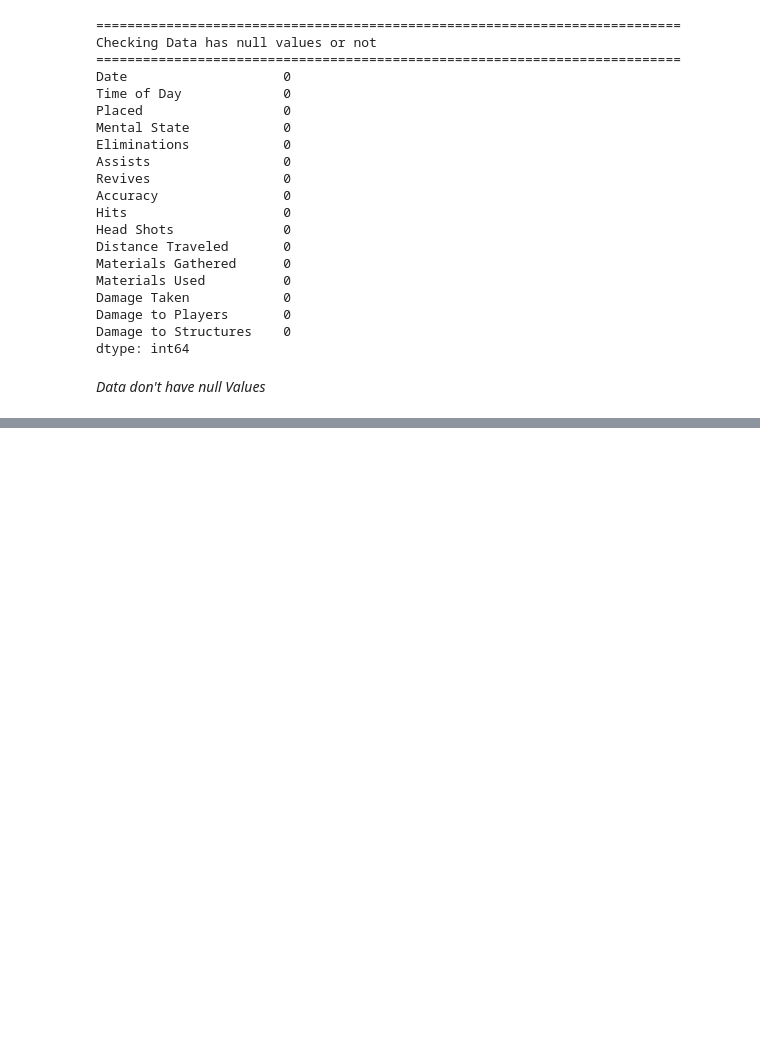
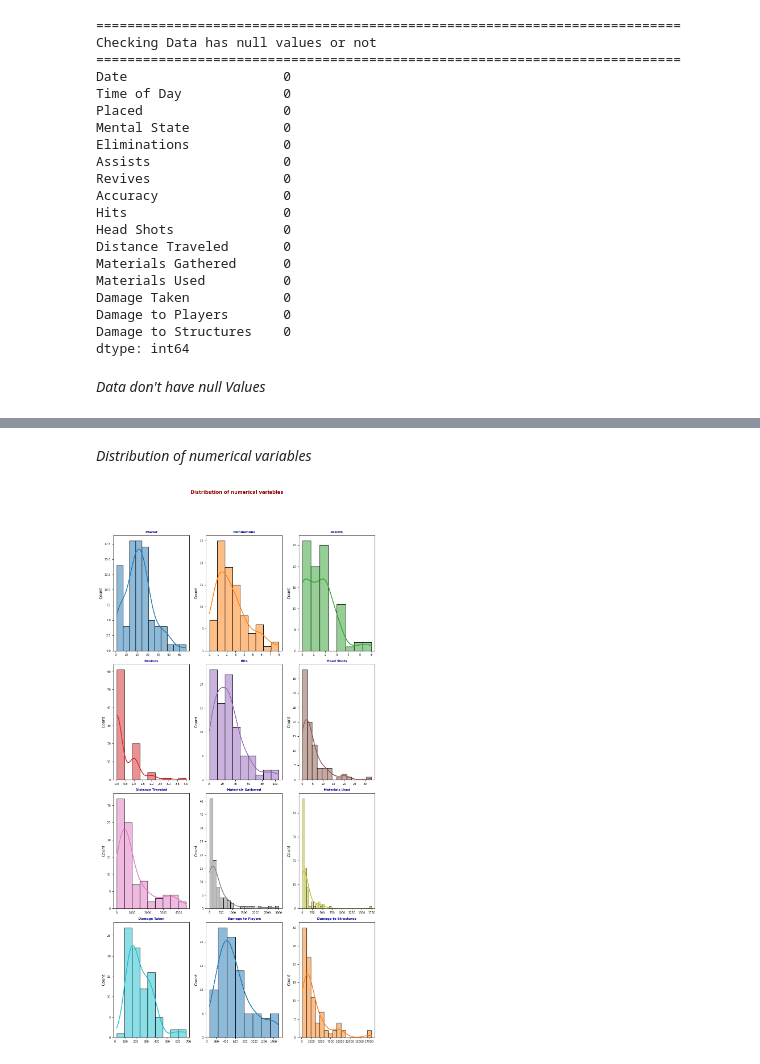
Before and after one commit to aakashsyadav1999/Fortnite-Statistic, a Jupyter notebook: fortnite.ipynb, the cells around one changed output, grey strips where cells are left out. Cells and saved outputs as stored; diff of their text form; code cells hidden in the pictures; blank space fills up the shorter version.

```diff
--- a/fortnite.ipynb
+++ b/fortnite.ipynb
@@ -111,0 +160,30 @@ dtype: int64
+# %% [markdown]
+*Distribution of numerical variables*
+# %%
+fig,axes = plt.subplots(nrows = 4, ncols = 3, figsize = (10, 20))
+axes = axes.flat
+
+
+for i,col in enumerate(number):
+    sns.histplot(
+        number,
+        x=col,
+        kde=True,
+        line_kws={"linewidth":2.0},
+        stat="count",
+        color = (list(plt.rcParams['axes.prop_cycle'])*5)[i]["color"],
+        ax = axes[i]
+    )
+
+
+    axes[i].set_xlabel("")
+    axes[i].set_title(f"{col}", fontsize = 8, fontweight = "bold", color = "darkblue")
+    axes[i].tick_params(labelsize = 7)
+
+
+fig.suptitle("Distribution of numerical variables", fontsize = 12, fontweight = "bold", color = "darkred")
+fig.tight_layout()
+fig.subplots_adjust(top = 0.9)
+fig.show()
+# %% [output]
+[figure, added]
```
Also changed, not shown: parts of 20 cells of this notebook.
